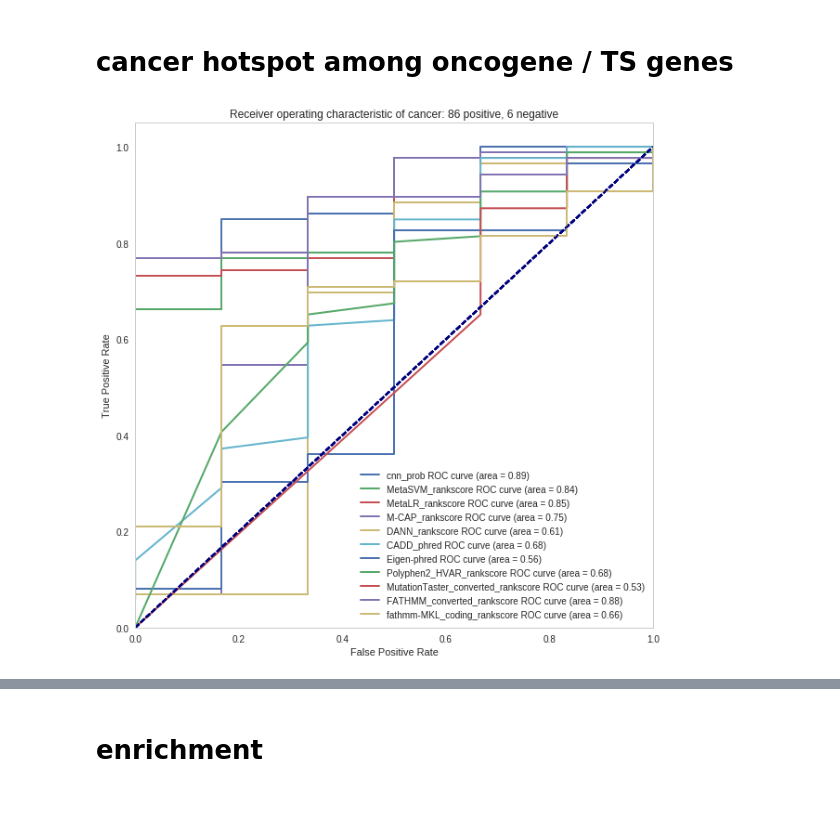
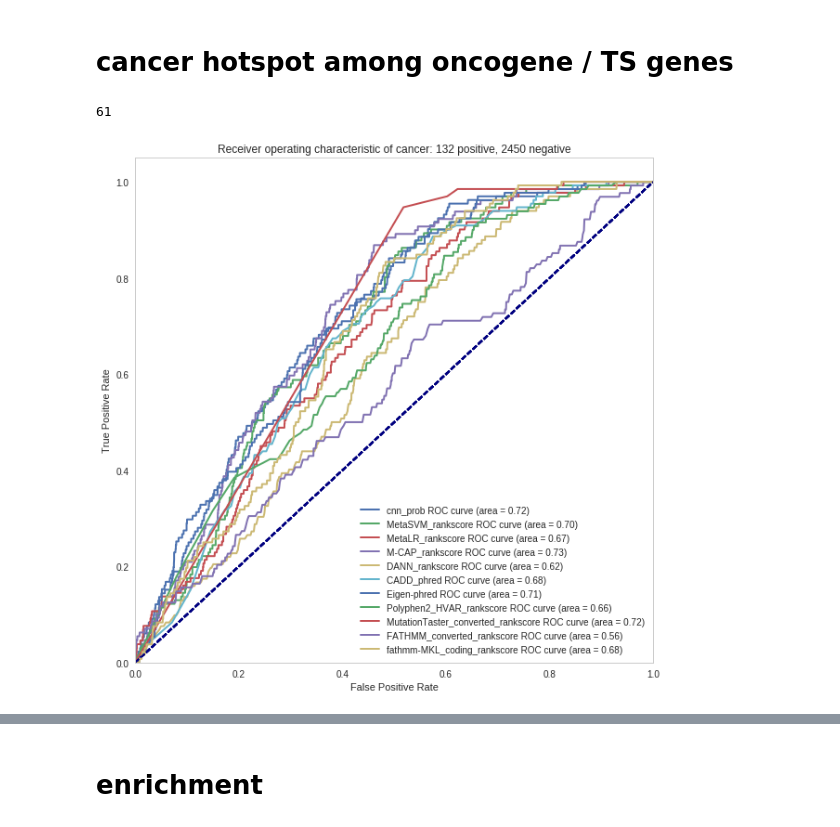
Before and after one commit to ShenLab/missense, a Jupyter notebook: code/4_methods comparison.ipynb, the cells around one changed output, grey strips where cells are left out. Saved outputs shown, nothing was run; the diff lists cells and outputs as text; code cells hidden in the pictures.

Commit message:
hotspot updates

```diff
--- a/code/4_methods comparison.ipynb
+++ b/code/4_methods comparison.ipynb
@@ -368,24 +368,26 @@ plot_roc(df, y_true, label = 'cancer')
 # cancer hotspot among oncogene / TS genes
 # %%
 class_names = ['cancer_passengers', 'cancer_hotspot']
-fname = '../data/cancer_hotspots/cancer.HIS.reformat.cnn.csv'
+fname = '../data/cancer_hotspots/cancer_all.HIS.reformat.cnn.csv'
 cancer_HIS = pd.read_csv(fname)
-fname = '../data/cancer_hotspots/cancer.HS.reformat.cnn.csv'
+fname = '../data/cancer_hotspots/cancer_all.HS.reformat.cnn.csv'
 cancer_HS = pd.read_csv(fname)
 
 
 cancer= pd.concat([cancer_HIS, cancer_HS], ignore_index=True)
 with open('../data/gene/oncogenes.txt') as f:
     onco = set(line.strip() for line in f.readlines())
 
 with open('../data/gene/tumor_sup.txt') as f:
     tumor_sup = set(line.strip() for line in f.readlines())
 
-geneset = tumor_sup
+geneset = onco #& HIS_gene
+print len(geneset)
 index =  cancer['genename'].isin(geneset)
 cancer = cancer[index]
 
 y_true = cancer.pop('target')
 plot_roc(cancer, y_true, label = 'cancer')
 # %% [output]
+61
-[figure, old version]
+[figure, new version]
```
Also changed, not shown: parts of 4 cells of this notebook, 1 other file.
